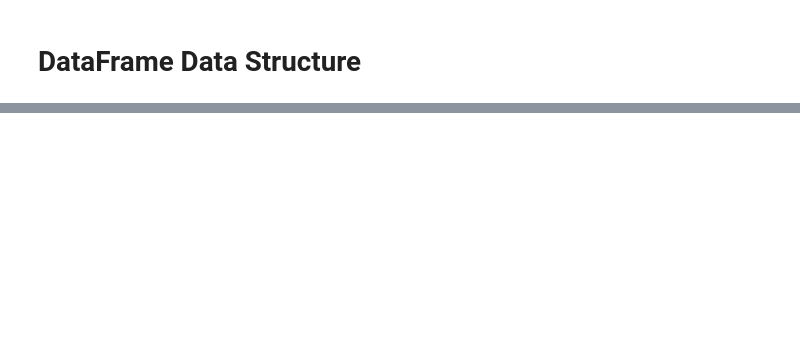
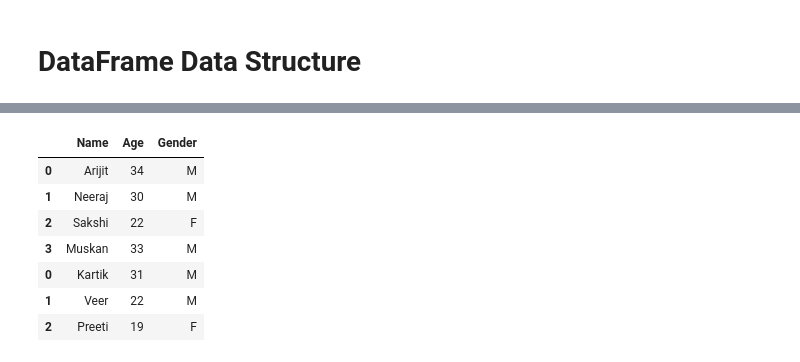
Before and after one commit to sfurlong/ml-sandbox, a Jupyter notebook: pandas-playtime.ipynb, the cells around one changed output, grey strips where cells are left out. Drawn from its saved outputs; the diff is of its cells as text; code cells hidden in the pictures; blank space fills up the shorter version.

```diff
--- a/pandas-playtime.ipynb
+++ b/pandas-playtime.ipynb
@@ -39,0 +206,23 @@ File Types are:<ul>
+# %%
+#Now lets try Concat
+# dataframes having the same columns
+df1 = pd.DataFrame({'Name': ['Arijit', 'Neeraj', 'Sakshi', 'Muskan'],
+                    'Age': [34, 30, 22, 33],
+                    'Gender': ['M', 'M', 'F', 'M']}
+                  )
+
+df2 = pd.DataFrame({'Name': ['Kartik', 'Veer', 'Preeti'],
+                    'Age': [31, 22, 19],
+                    'Gender': ['M', 'M', 'F']}
+                  )
+df = pd.concat([df1, df2], axis = 0)
+df
+# %% [output]
+|  | Name | Age | Gender |
+| 0 | Arijit | 34 | M |
+| 1 | Neeraj | 30 | M |
+| 2 | Sakshi | 22 | F |
+| 3 | Muskan | 33 | M |
+| 0 | Kartik | 31 | M |
+| 1 | Veer | 22 | M |
+| 2 | Preeti | 19 | F |
```
Also changed, not shown: parts of 31 cells of this notebook, 1 other file.
